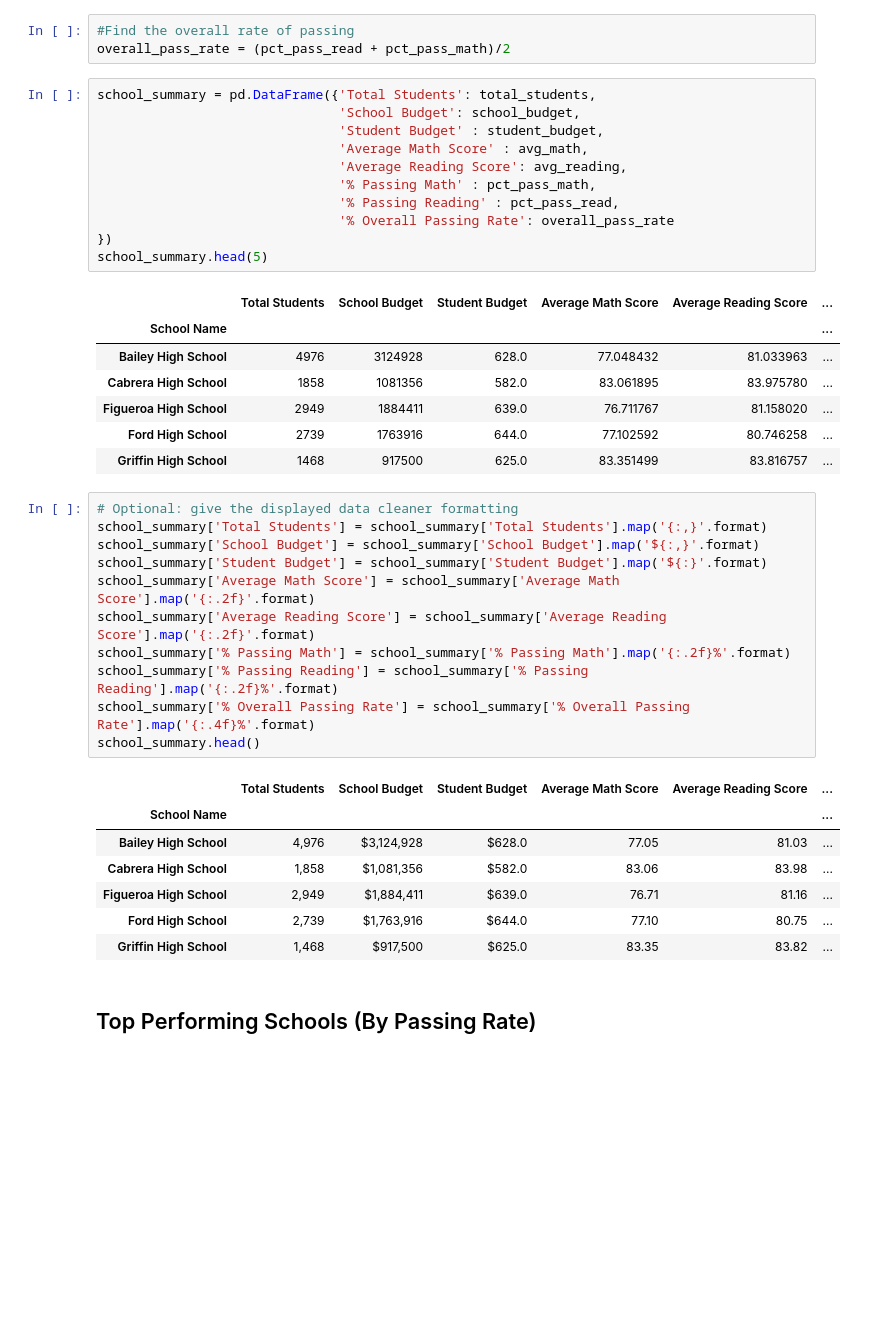
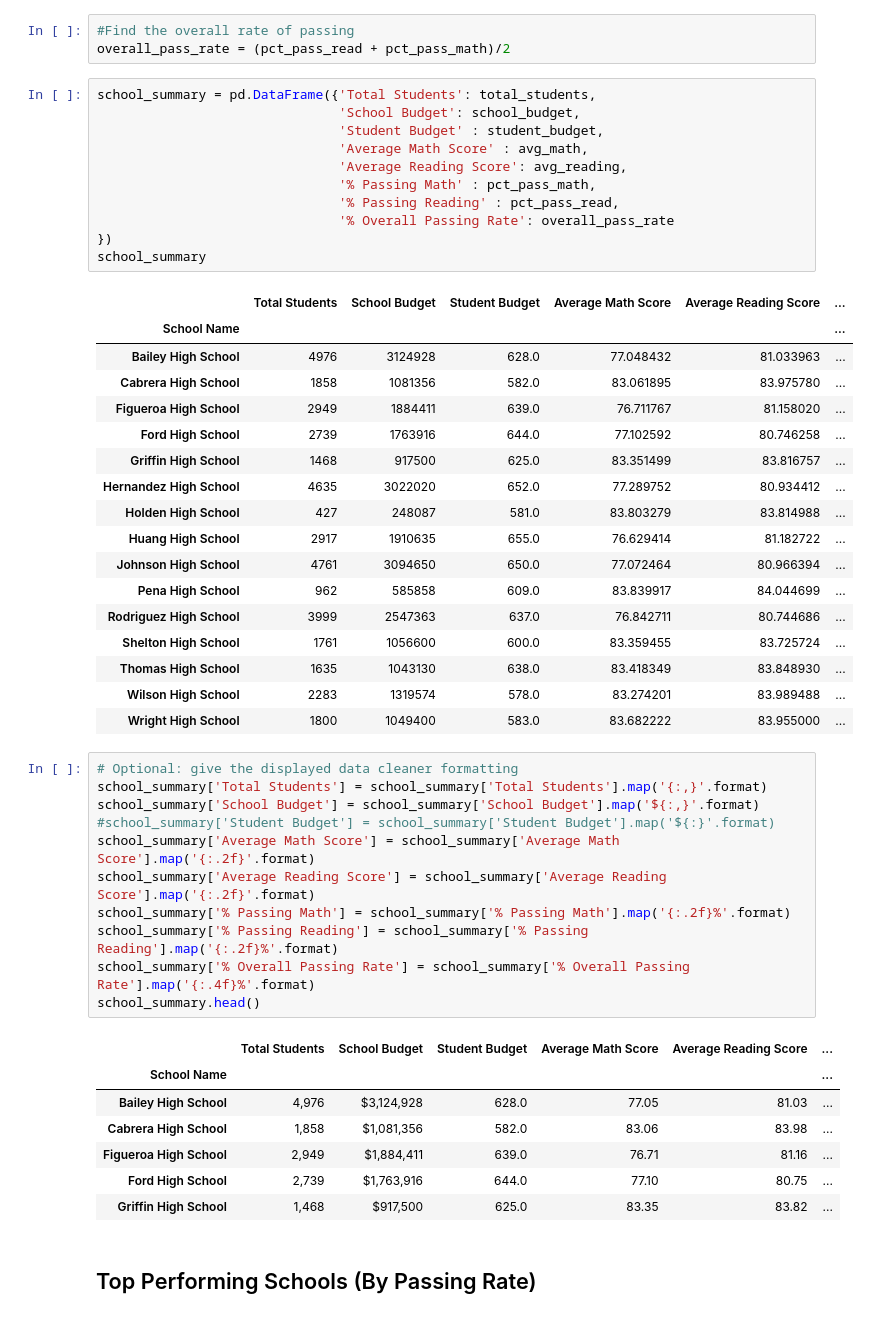
Before and after one commit to lweislo/Homework-4, a Jupyter notebook: weislo_pandas.ipynb, the cells around one changed output. Drawn from its saved outputs; the diff is of its cells as text; blank space fills up the shorter version.

```diff
--- a/weislo_pandas.ipynb
+++ b/weislo_pandas.ipynb
@@ -154,27 +165,37 @@ overall_pass_rate = (pct_pass_read + pct_pass_math)/2
 # %%
 school_summary = pd.DataFrame({'Total Students': total_students,
                                'School Budget': school_budget,
                                'Student Budget' : student_budget,
                                'Average Math Score' : avg_math,
                                'Average Reading Score': avg_reading,
                                '% Passing Math' : pct_pass_math,
                                '% Passing Reading' : pct_pass_read,
                                '% Overall Passing Rate': overall_pass_rate
 })
-school_summary.head(5)
+school_summary
 # %% [output]
 |  | Total Students | School Budget | Student Budget | Average Math Score | Average Reading Score | ... |
 | School Name |  |  |  |  |  | ... |
 | Bailey High School | 4976 | 3124928 | 628.0 | 77.048432 | 81.033963 | ... |
 | Cabrera High School | 1858 | 1081356 | 582.0 | 83.061895 | 83.975780 | ... |
 | Figueroa High School | 2949 | 1884411 | 639.0 | 76.711767 | 81.158020 | ... |
 | Ford High School | 2739 | 1763916 | 644.0 | 77.102592 | 80.746258 | ... |
 | Griffin High School | 1468 | 917500 | 625.0 | 83.351499 | 83.816757 | ... |
+| Hernandez High School | 4635 | 3022020 | 652.0 | 77.289752 | 80.934412 | ... |
+| Holden High School | 427 | 248087 | 581.0 | 83.803279 | 83.814988 | ... |
+| Huang High School | 2917 | 1910635 | 655.0 | 76.629414 | 81.182722 | ... |
+| Johnson High School | 4761 | 3094650 | 650.0 | 77.072464 | 80.966394 | ... |
+| Pena High School | 962 | 585858 | 609.0 | 83.839917 | 84.044699 | ... |
+| Rodriguez High School | 3999 | 2547363 | 637.0 | 76.842711 | 80.744686 | ... |
+| Shelton High School | 1761 | 1056600 | 600.0 | 83.359455 | 83.725724 | ... |
+| Thomas High School | 1635 | 1043130 | 638.0 | 83.418349 | 83.848930 | ... |
+| Wilson High School | 2283 | 1319574 | 578.0 | 83.274201 | 83.989488 | ... |
+| Wright High School | 1800 | 1049400 | 583.0 | 83.682222 | 83.955000 | ... |
 # %%
 # Optional: give the displayed data cleaner formatting
 school_summary['Total Students'] = school_summary['Total Students'].map('{:,}'.format)
 school_summary['School Budget'] = school_summary['School Budget'].map('${:,}'.format)
-school_summary['Student Budget'] = school_summary['Student Budget'].map('${:}'.format)
+#school_summary['Student Budget'] = school_summary['Student Budget'].map('${:}'.format)
 school_summary['Average Math Score'] = school_summary['Average Math Score'].map('{:.2f}'.format)
 school_summary['Average Reading Score'] = school_summary['Average Reading Score'].map('{:.2f}'.format)
 school_summary['% Passing Math'] = school_summary['% Passing Math'].map('{:.2f}%'.format)
@@ -184,11 +205,11 @@ school_summary.head()
 # %% [output]
 |  | Total Students | School Budget | Student Budget | Average Math Score | Average Reading Score | ... |
 | School Name |  |  |  |  |  | ... |
-| Bailey High School | 4,976 | $3,124,928 | $628.0 | 77.05 | 81.03 | ... |
-| Cabrera High School | 1,858 | $1,081,356 | $582.0 | 83.06 | 83.98 | ... |
-| Figueroa High School | 2,949 | $1,884,411 | $639.0 | 76.71 | 81.16 | ... |
-| Ford High School | 2,739 | $1,763,916 | $644.0 | 77.10 | 80.75 | ... |
-| Griffin High School | 1,468 | $917,500 | $625.0 | 83.35 | 83.82 | ... |
+| Bailey High School | 4,976 | $3,124,928 | 628.0 | 77.05 | 81.03 | ... |
+| Cabrera High School | 1,858 | $1,081,356 | 582.0 | 83.06 | 83.98 | ... |
+| Figueroa High School | 2,949 | $1,884,411 | 639.0 | 76.71 | 81.16 | ... |
+| Ford High School | 2,739 | $1,763,916 | 644.0 | 77.10 | 80.75 | ... |
+| Griffin High School | 1,468 | $917,500 | 625.0 | 83.35 | 83.82 | ... |
 # %% [markdown]
 ## Top Performing Schools (By Passing Rate)
 # %% [markdown]
```
Also changed, not shown: parts of 7 cells of this notebook.
